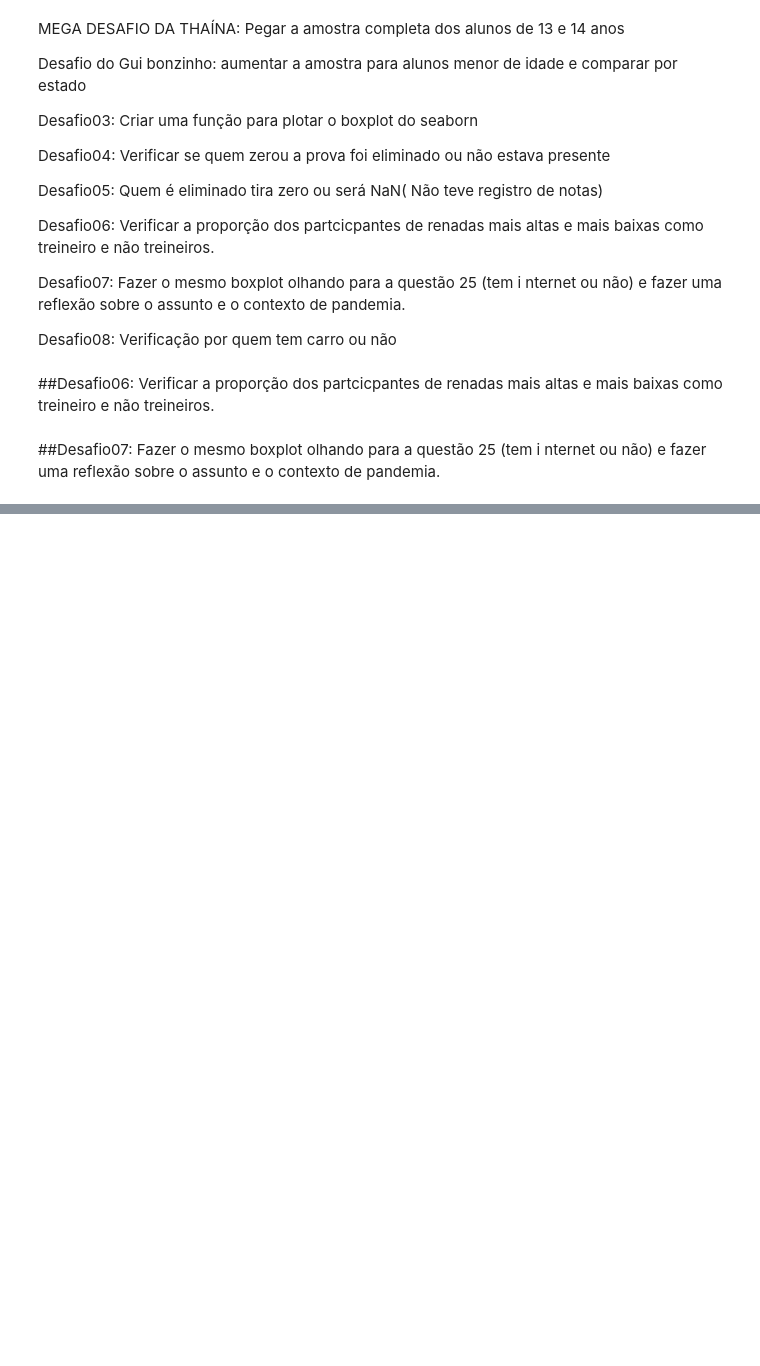
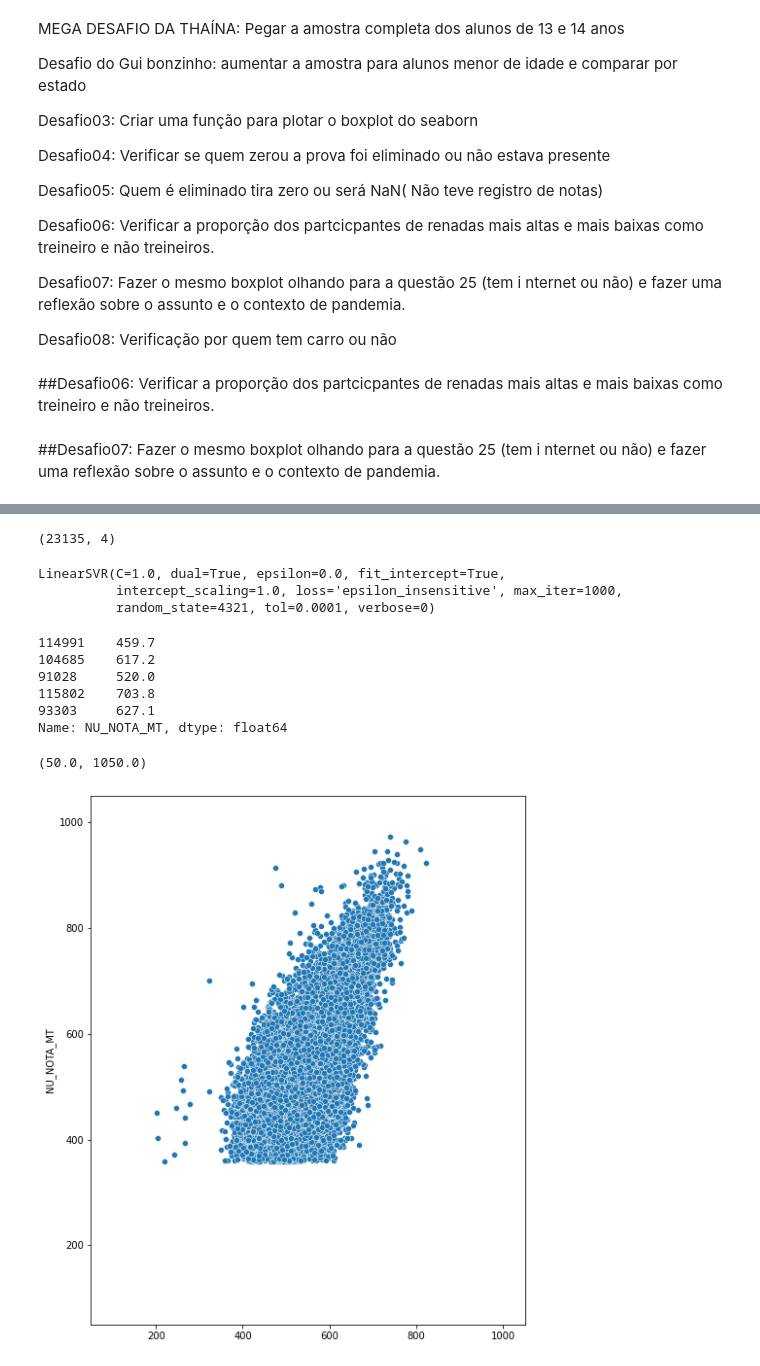
Before and after one commit to luiscals/Imersao_Dados_Alura, a Jupyter notebook: ImersãoDadosAlura_2_0.ipynb, the cells around one changed output, grey strips where cells are left out. Drawn from its saved outputs; the diff is of its cells as text; code cells hidden in the pictures; blank space fills up the shorter version.

```diff
--- a/ImersãoDadosAlura_2_0.ipynb
+++ b/ImersãoDadosAlura_2_0.ipynb
@@ -805,0 +821,12 @@ sns.pairplot(dados_sem_notas_zero[provas])
+# %%
+#Definindo a entrada e saída do modelo
+x = notas_entrada
+y = notas_saida
+# %%
+#Importando método do scikit-learn
+from sklearn.model_selection import train_test_split
+
+SEED = 4321
+
+x_treino, x_teste,y_treino, y_teste = train_test_split(x,y, test_size = 0.25,
+                                                       random_state=SEED)
@@ -805,0 +842,39 @@ sns.pairplot(dados_sem_notas_zero[provas])
+# %%
+x_teste.shape
+# %% [output]
+(23135, 4)
+# %%
+#Criando o modelo
+from sklearn.svm import LinearSVR
+#Instanciando o modelo
+modelo = LinearSVR(random_state= SEED)
+#Pega os dados de treino e faz o ajuste
+modelo.fit(x_treino, y_treino)
+# %% [output]
+LinearSVR(C=1.0, dual=True, epsilon=0.0, fit_intercept=True,
+          intercept_scaling=1.0, loss='epsilon_insensitive', max_iter=1000,
+          random_state=4321, tol=0.0001, verbose=0)
+# %%
+#Fazendo a predição
+
+#Armazendo a predição dentro de uma variável
+predicoes_matematica = modelo.predict(x_teste)
+# %%
+#Fazendo os 5 primeiros elementos
+y_teste[:5]
+# %% [output]
+114991    459.7
+104685    617.2
+91028     520.0
+115802    703.8
+93303     627.1
+Name: NU_NOTA_MT, dtype: float64
+# %%
+#Plotando o scatterplot das variáveis
+plt.figure(figsize=(8,10))
+sns.scatterplot(x=predicoes_matematica, y=y_teste)
+plt.xlim((50,1050))
+plt.ylim((50,1050))
+# %% [output]
+(50.0, 1050.0)
+[figure, added]
```
Also changed, not shown: parts of 25 cells of this notebook.
